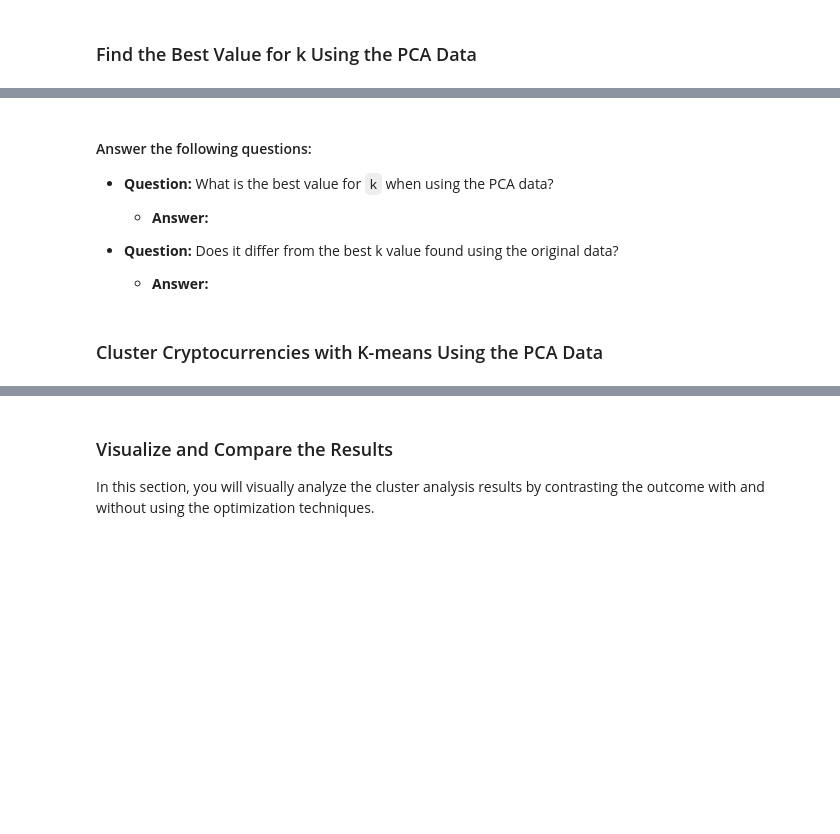
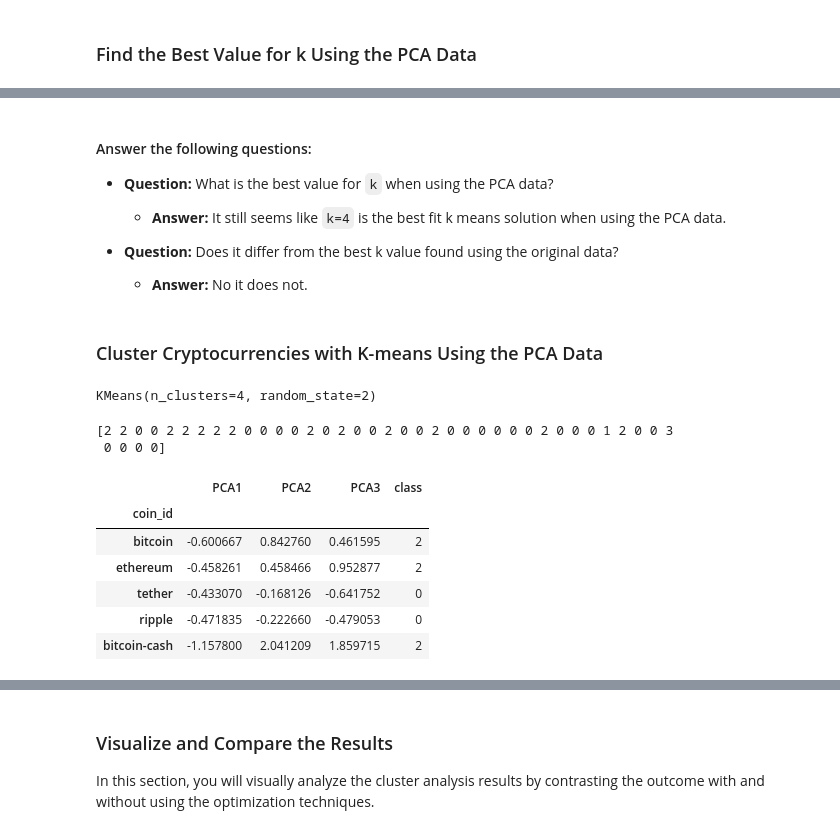
Before and after one commit to TaylorMater/CryptoClustering, a Jupyter notebook: Crypto_Clustering.ipynb, the cells around one changed output, grey strips where cells are left out. Saved outputs shown, nothing was run; the diff lists cells and outputs as text; code cells hidden in the pictures; blank space fills up the shorter version.

```diff
--- a/Crypto_Clustering.ipynb
+++ b/Crypto_Clustering.ipynb
@@ -260,12 +271,19 @@ array([0.3719856 , 0.34700813, 0.17603793])
 # %%
 # Create an empty list to store the inertia values
-
+inertias = []
 
 # Create a for loop to compute the inertia with each possible value of k
 # Inside the loop:
 # 1. Create a KMeans model using the loop counter for the n_clusters
-# 2. Fit the model to the data using `df_market_data_pca`
+# 2. Fit the model to the data using `market_pca_df`
 # 3. Append the model.inertia_ to the inertia list
+
+
+#setting random state of 2 for consistency
+for k in k_nums:
+    k_model = KMeans(n_clusters=k, random_state=2)
+    k_model.fit(market_pca_df)
+    inertias.append(k_model.inertia_)
 # %%
 # Create a dictionary with the data to plot the Elbow curve
 
@@ -278,30 +307,48 @@ array([0.3719856 , 0.34700813, 0.17603793])
 
 * **Question:** What is the best value for `k` when using the PCA data?
 
-  * **Answer:**
+  * **Answer:** It still seems like `k=4` is the best fit k means solution when using the PCA data.
 
 
 * **Question:** Does it differ from the best k value found using the original data?
 
-  * **Answer:**
+  * **Answer:** No it does not.
 # %% [markdown]
 ### Cluster Cryptocurrencies with K-means Using the PCA Data
 # %%
 # Initialize the K-Means model using the best value for k
+model = KMeans(n_clusters=4, random_state=2)
 # %%
 # Fit the K-Means model using the PCA data
+model.fit(market_pca_df)
+# %% [output]
+KMeans(n_clusters=4, random_state=2)
 # %%
 # Predict the clusters to group the cryptocurrencies using the PCA data
-
+k_4 = model.predict(market_pca_df)
 # Print the resulting array of cluster values.
+print(k_4)
+# %% [output]
+[2 2 0 0 2 2 2 2 2 0 0 0 0 2 0 2 0 0 2 0 0 2 0 0 0 0 0 0 2 0 0 0 1 2 0 0 3
+ 0 0 0 0]
 # %%
 # Create a copy of the DataFrame with the PCA data
-
+k_4_market_pca_df = market_pca_df.copy()
 
 # Add a new column to the DataFrame with the predicted clusters
+k_4_market_pca_df['class'] = k_4
 
 
 # Display sample data
+k_4_market_pca_df.head()
+# %% [output]
+|  | PCA1 | PCA2 | PCA3 | class |
+| coin_id |  |  |  |  |
+| bitcoin | -0.600667 | 0.842760 | 0.461595 | 2 |
+| ethereum | -0.458261 | 0.458466 | 0.952877 | 2 |
+| tether | -0.433070 | -0.168126 | -0.641752 | 0 |
+| ripple | -0.471835 | -0.222660 | -0.479053 | 0 |
+| bitcoin-cash | -1.157800 | 2.041209 | 1.859715 | 2 |
 # %%
 # Create a scatter plot using hvPlot by setting
 # `x="PC1"` and `y="PC2"`.
```
Also changed, not shown: parts of 14 cells of this notebook.
